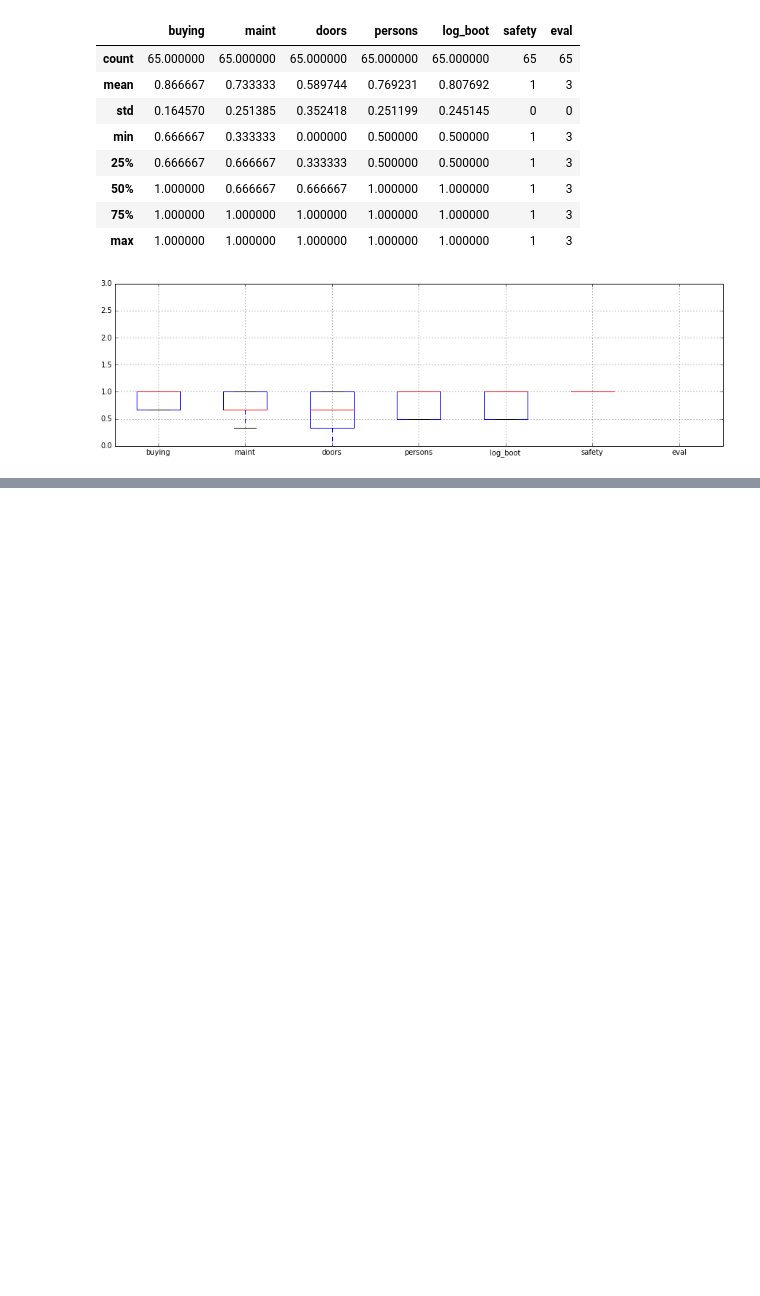
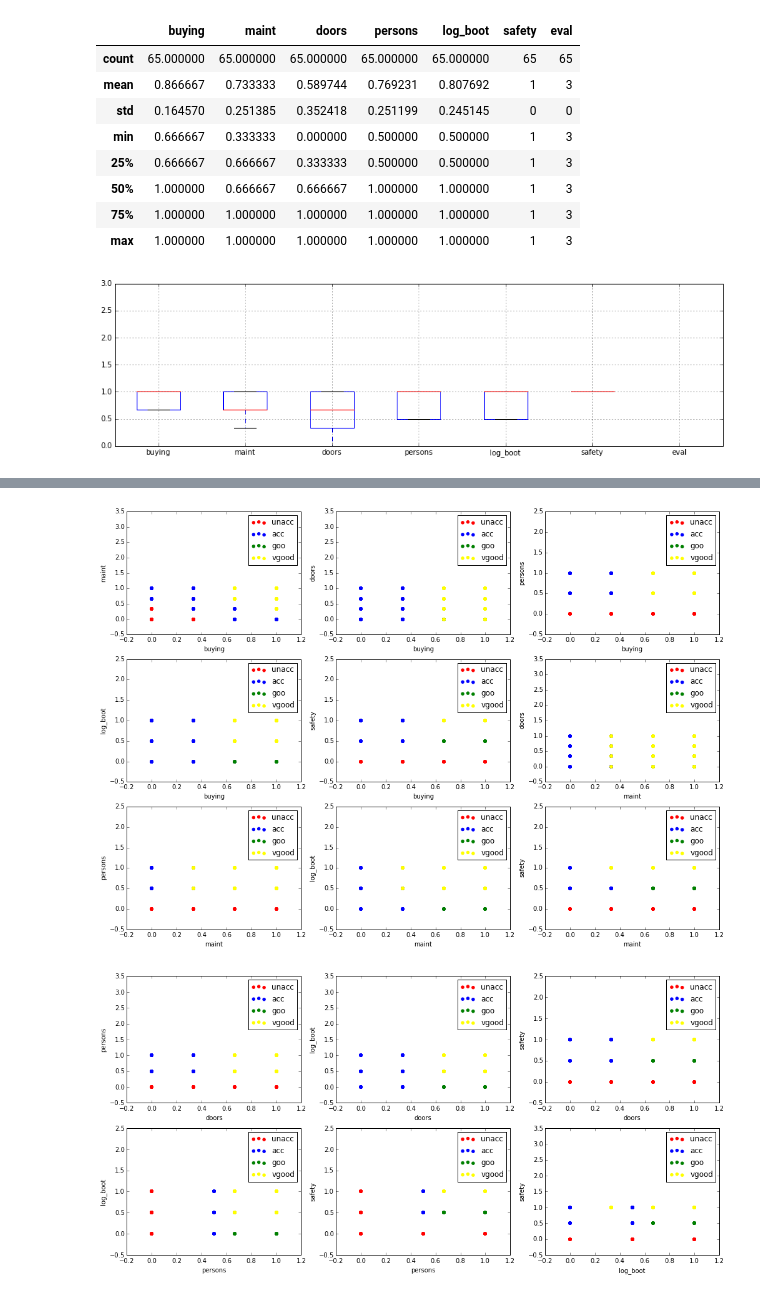
Before and after one commit to kmk4021/data_science, a Jupyter notebook: Homework2_Car_evalluation.ipynb, the cells around one changed output, grey strips where cells are left out. Drawn from its saved outputs; the diff is of its cells as text; code cells hidden in the pictures; blank space fills up the shorter version.

```diff
--- a/Homework2_Car_evalluation.ipynb
+++ b/Homework2_Car_evalluation.ipynb
@@ -269,12 +277,18 @@ for i in feature_names:
 # %%
 # Mission 3: 속성들을 두 개씩 쌍을 지어 scatter plot
+options = {}
+for i in range(0, 15):
+    options[i] = {}
 
+k = 0;
 for i in range(0, 5):
     for j in range(i+1, 6):
-        options[i]['data_x'] = feature_names[i]
-        options[i]['data_y'] = feature_names[j]
-        options[i]['label_x'] = feature_names[i]
-        options[i]['label_y'] = feature_names[j]
-        options[i]['ylim_min'] = df[feature_names[j]].min() - 0.5
-        options[i]['ylim_max'] = df[feature_names[j]].max() + 0.5
+        options[k]['data_x'] = feature_names[i]
+        options[k]['data_y'] = feature_names[j]
+        options[k]['label_x'] = feature_names[i]
+        options[k]['label_y'] = feature_names[j]
+        options[k]['ylim_min'] = df[feature_names[j]].min() - 0.5
+        options[k]['ylim_max'] = df[feature_names[j]].max() + 0.5
+        k += 1
+options
 # %% [output]
@@ -281,0 +312,33 @@ KeyError: 0
+# %%
+ax = []
+fig = plt.figure(figsize = (17, 12))
+for i in range(0, 9):
+    ax.append(fig.add_subplot(330 + (i+1)))
+
+for i in range(0, 9):
+    unacc = ax[i].scatter(df_unacc[options[i]['data_x']], df_unacc[options[i]['data_y']], color = 'red')
+    acc = ax[i].scatter(df_acc[options[i]['data_x']], df_acc[options[i]['data_y']], color = 'blue')
+    good = ax[i].scatter(df_good[options[i]['data_x']], df_good[options[i]['data_y']], color = 'green')
+    vgood = ax[i].scatter(df_vgood[options[i]['data_x']], df_vgood[options[i]['data_y']], color = 'yellow')
+    ax[i].set_xlabel(options[i]['label_x'])
+    ax[i].set_ylabel(options[i]['label_y'])
+    ax[i].set_ylim([options[i]['ylim_min'], options[i]['ylim_max']])
+    ax[i].legend((unacc, acc, good, vgood), ('unacc', 'acc', 'goo', 'vgood'))
+
+ax = []
+fig = plt.figure(figsize = (17, 8))
+for i in range(0, 6):
+    ax.append(fig.add_subplot(230 + (i+1)))
+
+for i in range(0, 6):
+    unacc = ax[i].scatter(df_unacc[options[i + 9]['data_x']], df_unacc[options[i + 9]['data_y']], color = 'red')
+    acc = ax[i].scatter(df_acc[options[i + 9]['data_x']], df_acc[options[i + 9]['data_y']], color = 'blue')
+    good = ax[i].scatter(df_good[options[i]['data_x']], df_good[options[i + 9]['data_y']], color = 'green')
+    vgood = ax[i].scatter(df_vgood[options[i]['data_x']], df_vgood[options[i + 9]['data_y']], color = 'yellow')
+    ax[i].set_xlabel(options[i + 9]['label_x'])
+    ax[i].set_ylabel(options[i + 9]['label_y'])
+    ax[i].set_ylim([options[i + 9]['ylim_min'], options[i]['ylim_max']])
+    ax[i].legend((unacc, acc, good, vgood), ('unacc', 'acc', 'goo', 'vgood'))
+# %% [output]
+[figure, added]
+[figure, added]
```
Also changed, not shown: parts of 4 cells of this notebook.
